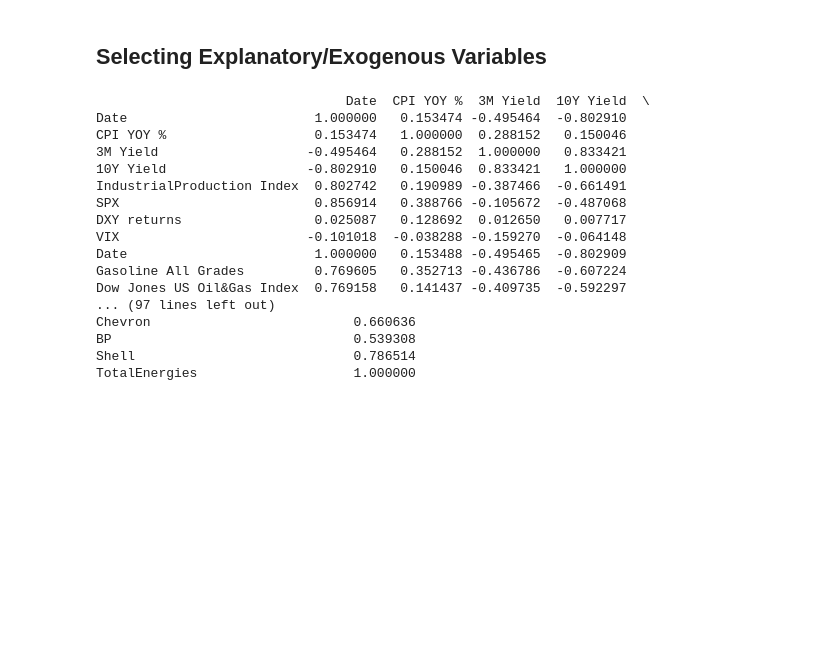
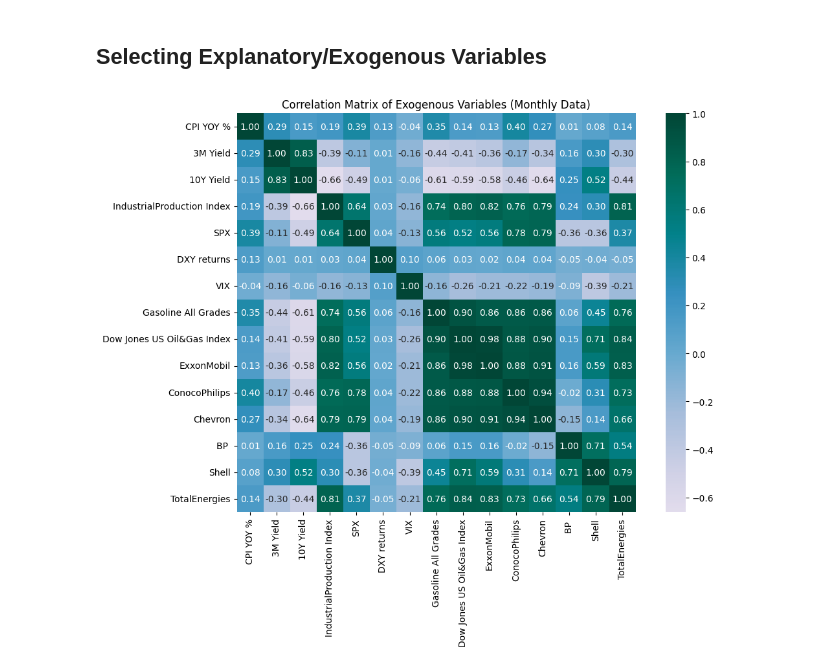
Before and after one commit to hivan04/oil-forecasting-arima, a Jupyter notebook: main.ipynb, the cells around one changed output. Saved outputs shown, nothing was run; the diff lists cells and outputs as text; code cells hidden in the pictures; blank space fills up the shorter version.

```diff
--- a/main.ipynb
+++ b/main.ipynb
@@ -368,47 +368,44 @@ HQIC: (5, 1, 5)
 # %%
 """
 Gauss-Markov Theorem:
 1. E[u_t] = 0, Errors have a mean of 0
 2. Var(u_t) = 0, Errors are homoskedastic, i.e. errors have a constant variance
 3. Cov (u_t, v_t) = 0, Errors are uncorrelated to one another
 4. Cov(u_t, x_t) = 0, Error term and explanatory variables should be uncorrelated to each other
 5. Error term should follow a Guassian Distribution
 
 The following tests that we run will keep the following in mind and test for diagnostics, such as
 multicollinearity and standard error robustness to ensure that our model is as accurate as possible, whilst maintaining a relative alignment
 to the G-M assumptions
 """
 
 for exog in [macro, prices]:
     exog.index = pd.to_datetime(exog.index)
     exog.sort_index(inplace=True)
 
 exog = pd.concat(
     [
-        macro,
-        prices
+        macro.drop(columns=["Date"]),
+        prices.drop(columns=["Date"])
     ],
     axis=1
 )
 
+
 # Correlation Matrix (for exogenous variables)
 exog_corr = exog.corr()
-print(exog_corr)
+
+
+plt.figure(figsize=(12, 8))
+sns.heatmap(
+    exog_corr,
+    annot=True,
+    fmt=".2f",
+    cmap="PuBuGn",
+    center=0,
+    square=True
+)
+plt.title("Correlation Matrix of Exogenous Variables (Monthly Data)")
+plt.show()
 # %% [output]
-                                Date  CPI YOY %  3M Yield  10Y Yield  \
-Date                        1.000000   0.153474 -0.495464  -0.802910
-CPI YOY %                   0.153474   1.000000  0.288152   0.150046
-3M Yield                   -0.495464   0.288152  1.000000   0.833421
-10Y Yield                  -0.802910   0.150046  0.833421   1.000000
-IndustrialProduction Index  0.802742   0.190989 -0.387466  -0.661491
-SPX                         0.856914   0.388766 -0.105672  -0.487068
-DXY returns                 0.025087   0.128692  0.012650   0.007717
-VIX                        -0.101018  -0.038288 -0.159270  -0.064148
-Date                        1.000000   0.153488 -0.495465  -0.802909
-Gasoline All Grades         0.769605   0.352713 -0.436786  -0.607224
-Dow Jones US Oil&Gas Index  0.769158   0.141437 -0.409735  -0.592297
-... (97 lines left out)
-Chevron                          0.660636
-BP                               0.539308
-Shell                            0.786514
-TotalEnergies                    1.000000
+[figure, added]
```
